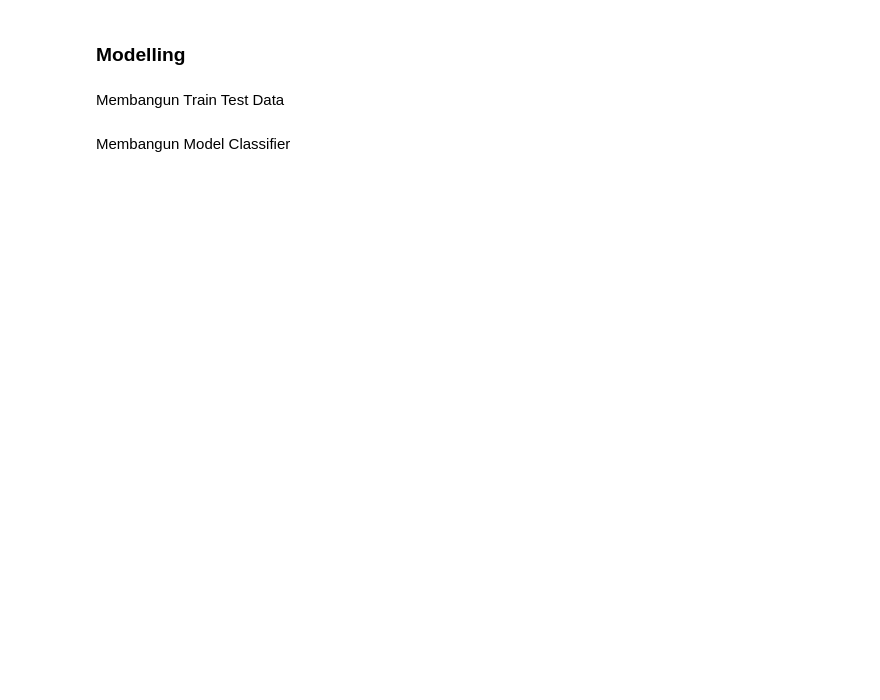
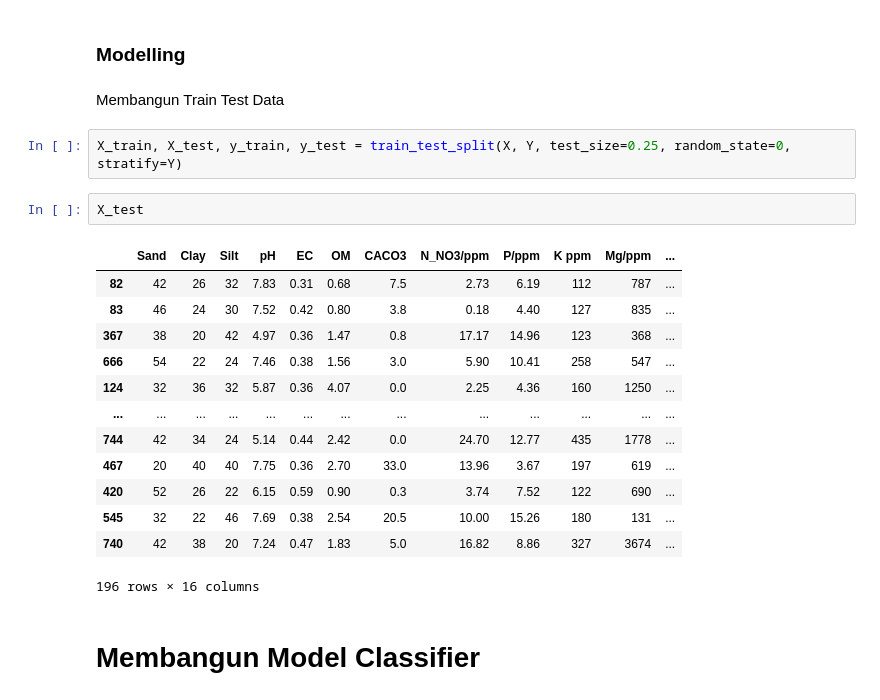
Before and after one commit to Rullyro/tubesandat, a Jupyter notebook: tubesanalisisdata.ipynb, the cells around one changed output. Cells and saved outputs as stored; diff of their text form; blank space fills up the shorter version.

```diff
--- a/tubesanalisisdata.ipynb
+++ b/tubesanalisisdata.ipynb
@@ -563,5 +567,23 @@ memory usage: 110.0+ KB
 ###  **Modelling**
 # %% [markdown]
 Membangun Train Test Data
+# %%
+X_train, X_test, y_train, y_test = train_test_split(X, Y, test_size=0.25, random_state=0, stratify=Y)
+# %%
+X_test
+# %% [output]
+|  | Sand | Clay | Silt | pH | EC | OM | CACO3 | N_NO3/ppm | P/ppm | K ppm | Mg/ppm | ... |
+| 82 | 42 | 26 | 32 | 7.83 | 0.31 | 0.68 | 7.5 | 2.73 | 6.19 | 112 | 787 | ... |
+| 83 | 46 | 24 | 30 | 7.52 | 0.42 | 0.80 | 3.8 | 0.18 | 4.40 | 127 | 835 | ... |
+| 367 | 38 | 20 | 42 | 4.97 | 0.36 | 1.47 | 0.8 | 17.17 | 14.96 | 123 | 368 | ... |
+| 666 | 54 | 22 | 24 | 7.46 | 0.38 | 1.56 | 3.0 | 5.90 | 10.41 | 258 | 547 | ... |
+| 124 | 32 | 36 | 32 | 5.87 | 0.36 | 4.07 | 0.0 | 2.25 | 4.36 | 160 | 1250 | ... |
+| ... | ... | ... | ... | ... | ... | ... | ... | ... | ... | ... | ... | ... |
+| 744 | 42 | 34 | 24 | 5.14 | 0.44 | 2.42 | 0.0 | 24.70 | 12.77 | 435 | 1778 | ... |
+| 467 | 20 | 40 | 40 | 7.75 | 0.36 | 2.70 | 33.0 | 13.96 | 3.67 | 197 | 619 | ... |
+| 420 | 52 | 26 | 22 | 6.15 | 0.59 | 0.90 | 0.3 | 3.74 | 7.52 | 122 | 690 | ... |
+| 545 | 32 | 22 | 46 | 7.69 | 0.38 | 2.54 | 20.5 | 10.00 | 15.26 | 180 | 131 | ... |
+| 740 | 42 | 38 | 20 | 7.24 | 0.47 | 1.83 | 5.0 | 16.82 | 8.86 | 327 | 3674 | ... |
+196 rows × 16 columns
 # %% [markdown]
-Membangun Model Classifier
+# Membangun Model Classifier
```
Also changed, not shown: parts of 35 cells of this notebook.
